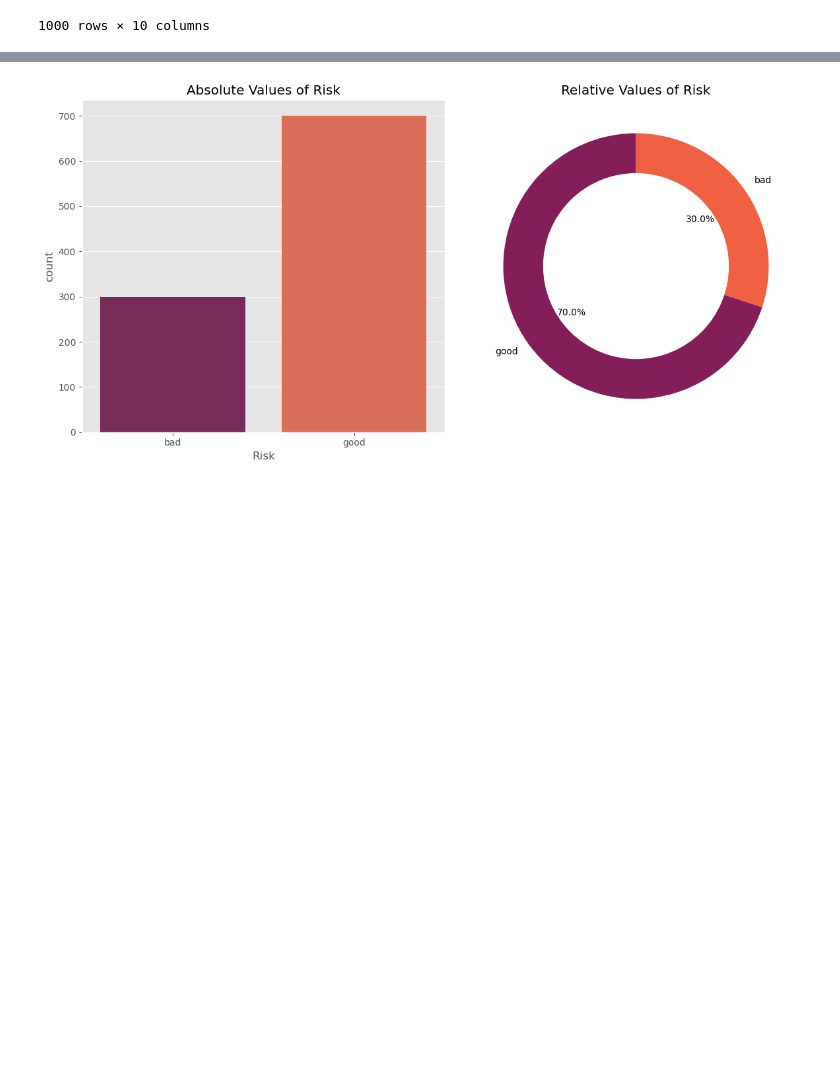
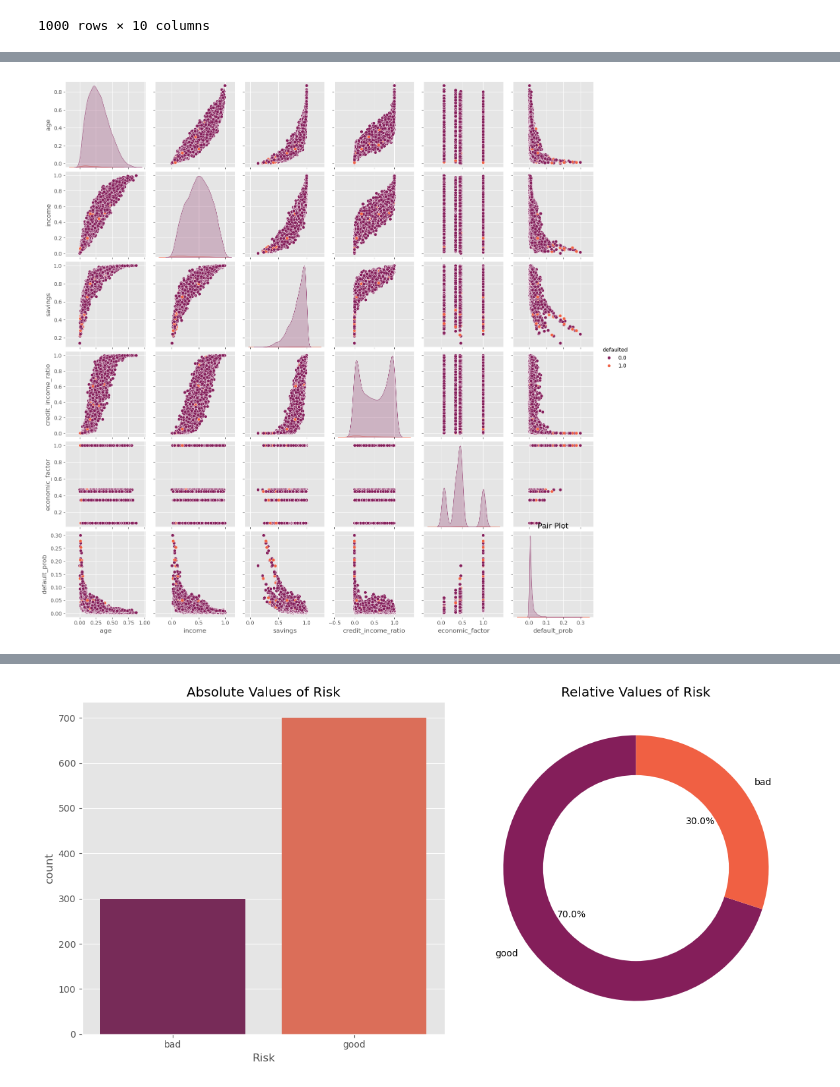
Before and after one commit to RIVACON/RiVaPy, a Jupyter notebook: notebooks/credit/creditdefault_KI.ipynb, the cells around one changed output, grey strips where cells are left out. Saved outputs shown, nothing was run; the diff lists cells and outputs as text; code cells hidden in the pictures; blank space fills up the shorter version.

```diff
--- a/notebooks/credit/creditdefault_KI.ipynb
+++ b/notebooks/credit/creditdefault_KI.ipynb
@@ -193,0 +412,7 @@ data
+# %%
+plt.style.use('ggplot')
+sns.pairplot(data, hue='defaulted', palette='rocket')
+plt.title('Pair Plot')
+plt.show();
+# %% [output]
+[figure, added]
```
Also changed, not shown: parts of 17 cells of this notebook.
